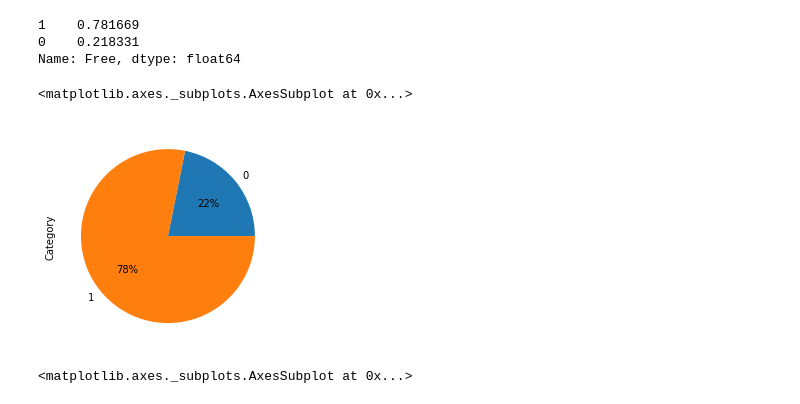
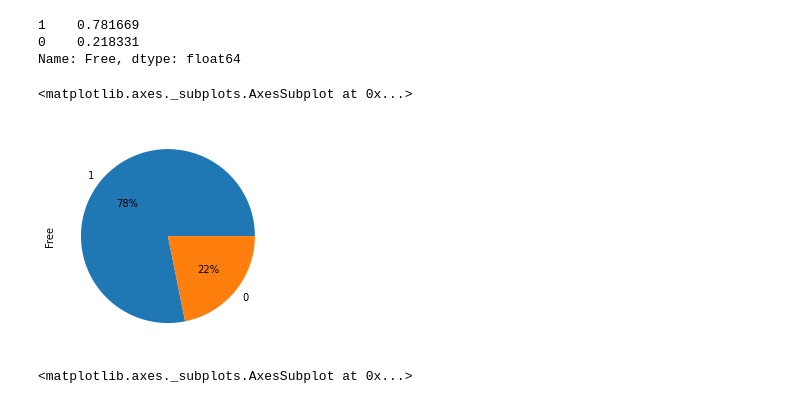
Before and after one commit to nayan136/Android-Authtentivcity-Prediction, a Jupyter notebook: ANDRIOD_AUTHENTICITY_PREDICTION.ipynb, the cells around one changed output. Drawn from its saved outputs; the diff is of its cells as text; code cells hidden in the pictures.

```diff
--- a/ANDRIOD_AUTHENTICITY_PREDICTION.ipynb
+++ b/ANDRIOD_AUTHENTICITY_PREDICTION.ipynb
@@ -450,7 +450,7 @@ drive.mount('/content/drive')
 Drive already mounted at /content/drive; to attempt to forcibly remount, call drive.mount("/content/drive", force_remount=True).
 # %%
 # loading csv File
-file_path = '/content/drive/MyDrive/AlmaBetter/Cohort Hardeol/Capstone Projects/Project 3/ANDRIOD AUTHENTICITY PREDICTION.csv'
+file_path = '/content/drive/MyDrive/AlmaBetter/Cohort Hardeol/Capstone Projects/Android Authtentivcity Prediction - Nayanjyoti Sharma/ANDRIOD AUTHENTICITY PREDICTION.csv'
 df=pd.read_csv(file_path)
 # %% [markdown]
 ## Common functions
@@ -968,10 +1001,10 @@ df['Free'].value_counts(normalize=True)
 0    0.218331
 Name: Free, dtype: float64
 # %%
-df.groupby('Free').count().value_counts().plot.pie(autopct='%.0f%%')
+df['Free'].value_counts().plot.pie(autopct='%.0f%%')
 # %% [output]
 <matplotlib.axes._subplots.AxesSubplot at 0x...>
-[figure, old version]
+[figure, new version]
 # %%
 data = df[['Free','Class']].value_counts().unstack()
 data.plot(kind='bar')
```
Also changed, not shown: parts of 60 cells of this notebook.
